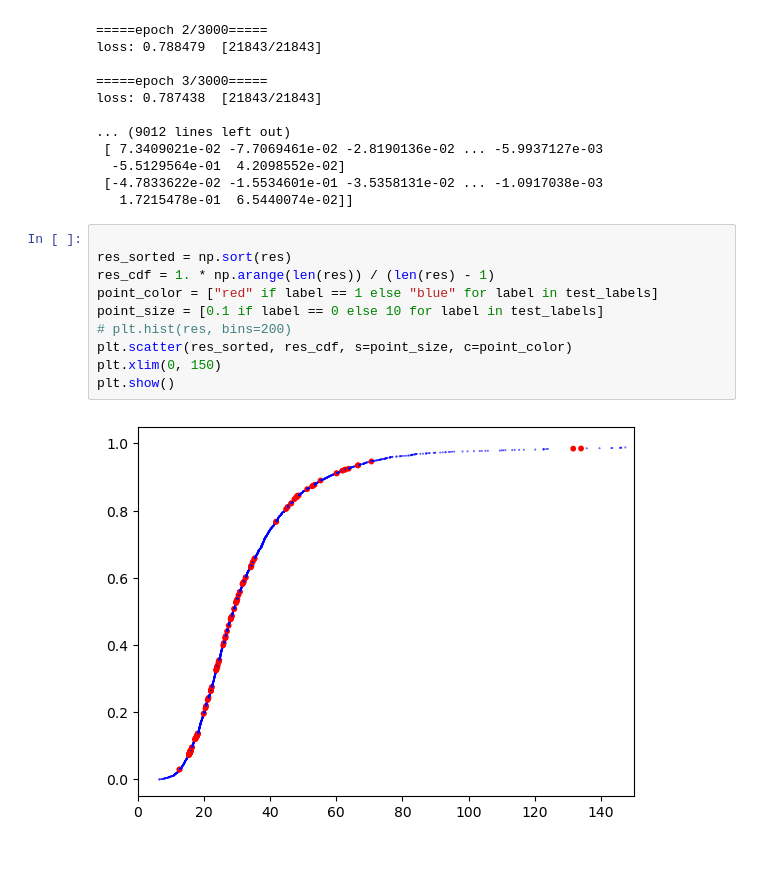
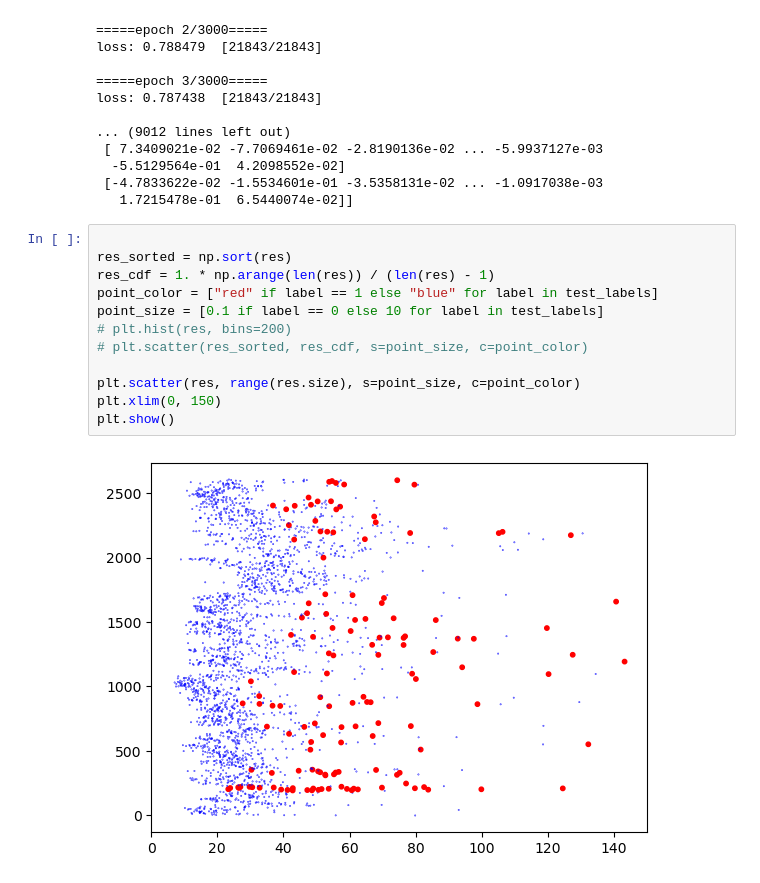
Before and after one commit to What-a-mess/Wind-Turbine-SCADA-Anomaly-Detection, a Jupyter notebook: lstm_autoencoder.ipynb, the cells around one changed output. Cells and saved outputs as stored; diff of their text form.

```diff
--- a/lstm_autoencoder.ipynb
+++ b/lstm_autoencoder.ipynb
@@ -67,12 +67,14 @@ loss: 0.787438  [21843/21843]
 # %%
 
 res_sorted = np.sort(res)
 res_cdf = 1. * np.arange(len(res)) / (len(res) - 1)
 point_color = ["red" if label == 1 else "blue" for label in test_labels]
 point_size = [0.1 if label == 0 else 10 for label in test_labels]
 # plt.hist(res, bins=200)
-plt.scatter(res_sorted, res_cdf, s=point_size, c=point_color)
+# plt.scatter(res_sorted, res_cdf, s=point_size, c=point_color)
+
+plt.scatter(res, range(res.size), s=point_size, c=point_color)
 plt.xlim(0, 150)
 plt.show()
 # %% [output]
-[figure, old version]
+[figure, new version]
```
Also changed, not shown: 1 other file.
